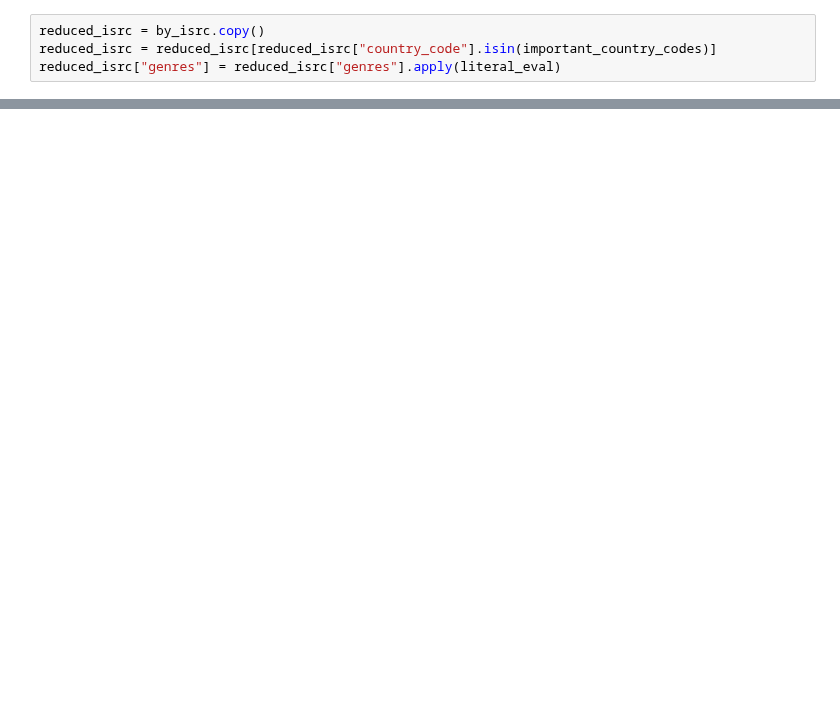
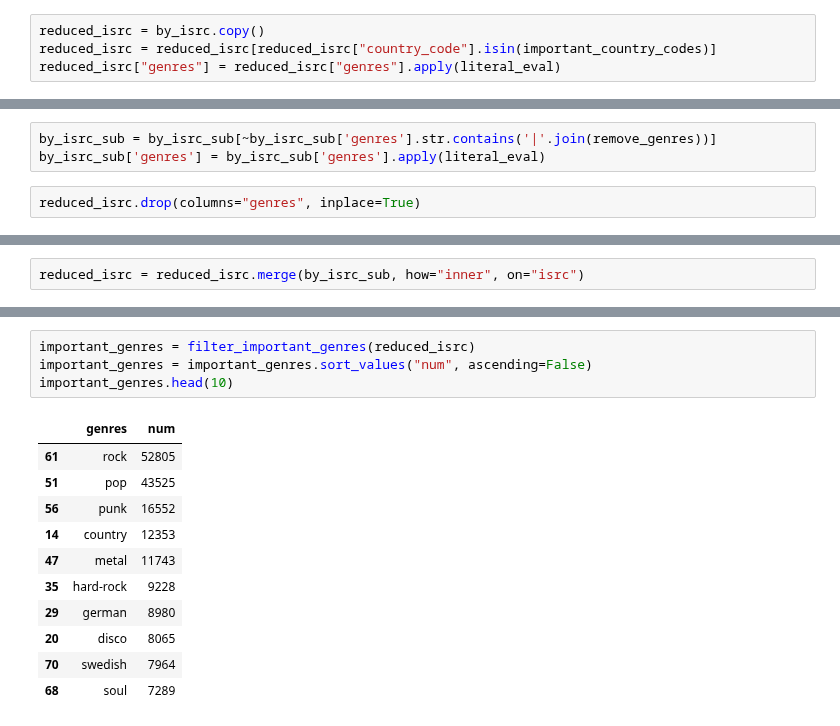
Before and after one commit to Jannis37/80s-recommender, a Jupyter notebook: extra.ipynb, the cells around one changed output, grey strips where cells are left out. Cells and saved outputs as stored; diff of their text form; blank space fills up the shorter version.

```diff
--- a/extra.ipynb
+++ b/extra.ipynb
@@ -201,0 +257,5 @@ reduced_isrc["genres"] = reduced_isrc["genres"].apply(literal_eval)
+# %%
+by_isrc_sub = by_isrc_sub[~by_isrc_sub['genres'].str.contains('|'.join(remove_genres))]
+by_isrc_sub['genres'] = by_isrc_sub['genres'].apply(literal_eval)
+# %%
+reduced_isrc.drop(columns="genres", inplace=True)
@@ -201,0 +266,2 @@ reduced_isrc["genres"] = reduced_isrc["genres"].apply(literal_eval)
+# %%
+reduced_isrc = reduced_isrc.merge(by_isrc_sub, how="inner", on="isrc")
@@ -201,0 +272,16 @@ reduced_isrc["genres"] = reduced_isrc["genres"].apply(literal_eval)
+# %%
+important_genres = filter_important_genres(reduced_isrc)
+important_genres = important_genres.sort_values("num", ascending=False)
+important_genres.head(10)
+# %% [output]
+|  | genres | num |
+| 61 | rock | 52805 |
+| 51 | pop | 43525 |
+| 56 | punk | 16552 |
+| 14 | country | 12353 |
+| 47 | metal | 11743 |
+| 35 | hard-rock | 9228 |
+| 29 | german | 8980 |
+| 20 | disco | 8065 |
+| 70 | swedish | 7964 |
+| 68 | soul | 7289 |
```
Also changed, not shown: parts of 22 cells of this notebook.
